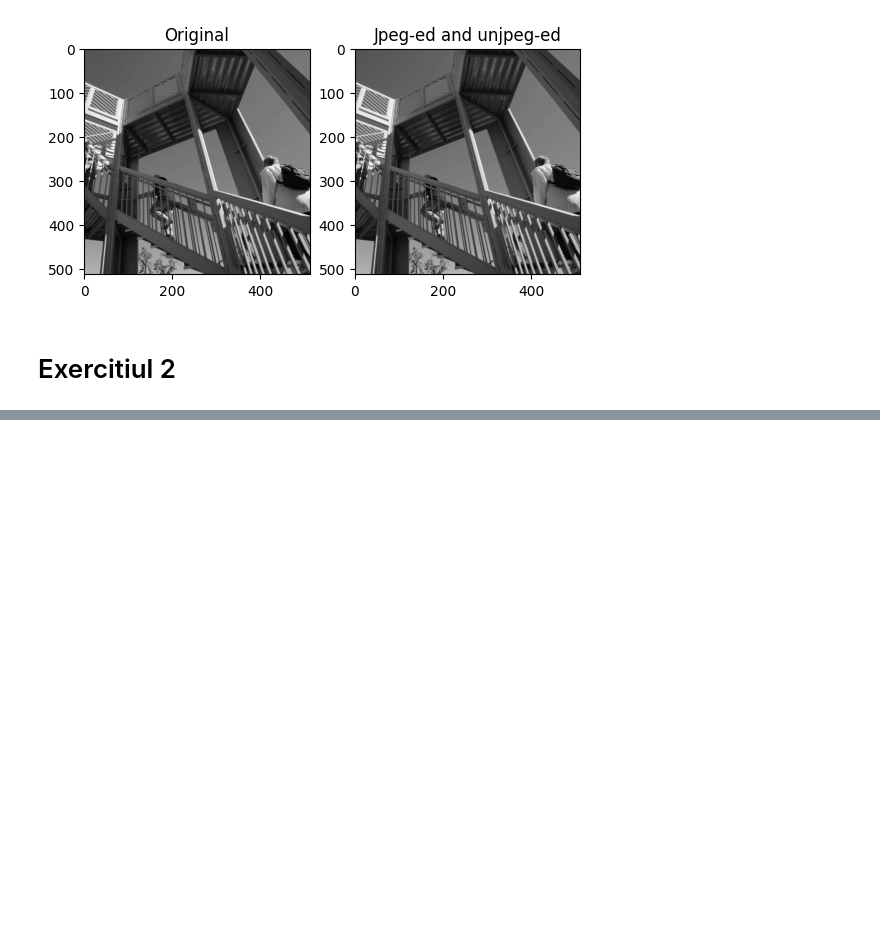
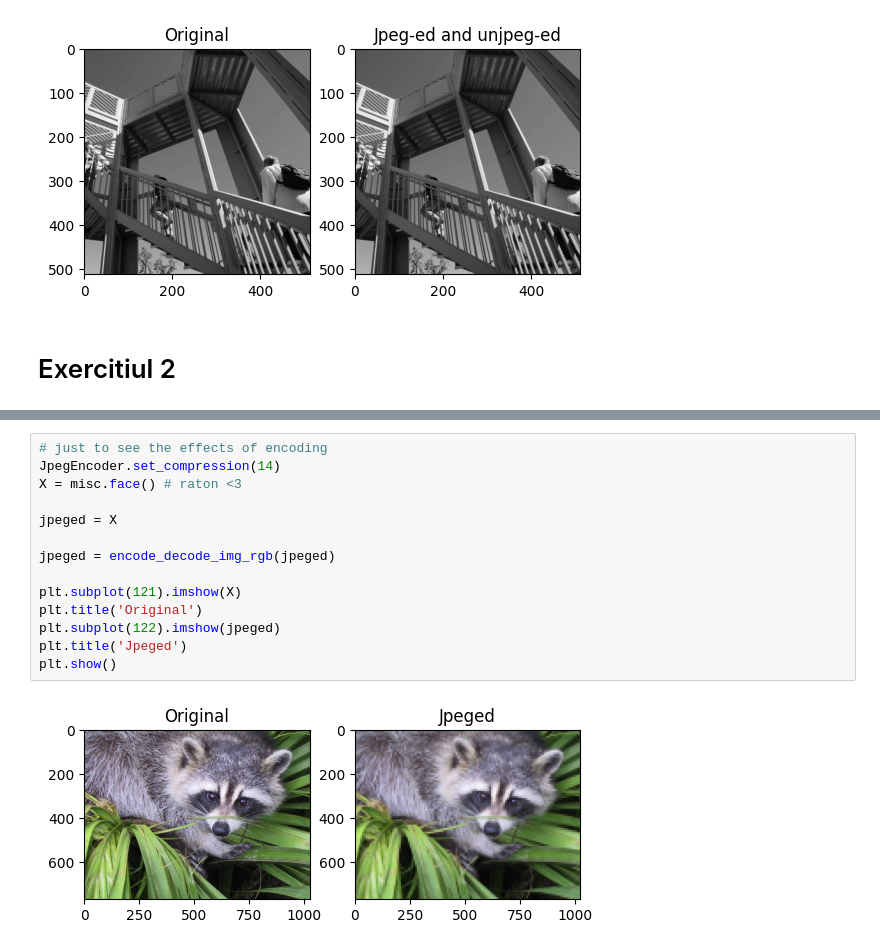
Before and after one commit to AirineiAndrei/Signal-Processing, a Jupyter notebook: tema1/ps-tema-01.ipynb, the cells around one changed output, grey strips where cells are left out. Drawn from its saved outputs; the diff is of its cells as text; blank space fills up the shorter version.

```diff
--- a/tema1/ps-tema-01.ipynb
+++ b/tema1/ps-tema-01.ipynb
@@ -343,0 +283,16 @@ plt.show()
+# %%
+# just to see the effects of encoding
+JpegEncoder.set_compression(14)
+X = misc.face() # raton <3
+
+jpeged = X
+
+jpeged = encode_decode_img_rgb(jpeged)
+
+plt.subplot(121).imshow(X)
+plt.title('Original')
+plt.subplot(122).imshow(jpeged)
+plt.title('Jpeged')
+plt.show()
+# %% [output]
+[figure, added]
```
Also changed, not shown: parts of 17 cells of this notebook.
